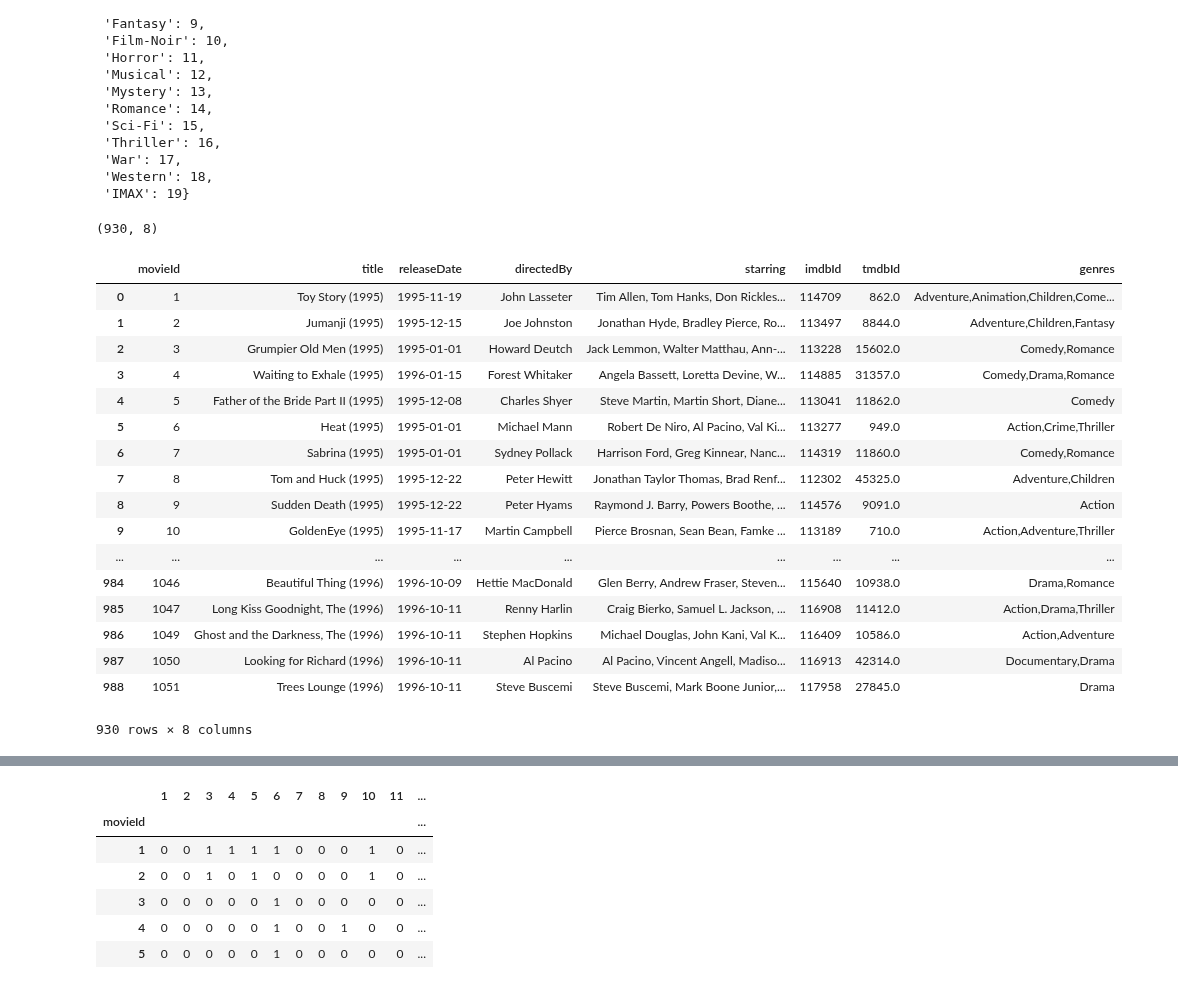
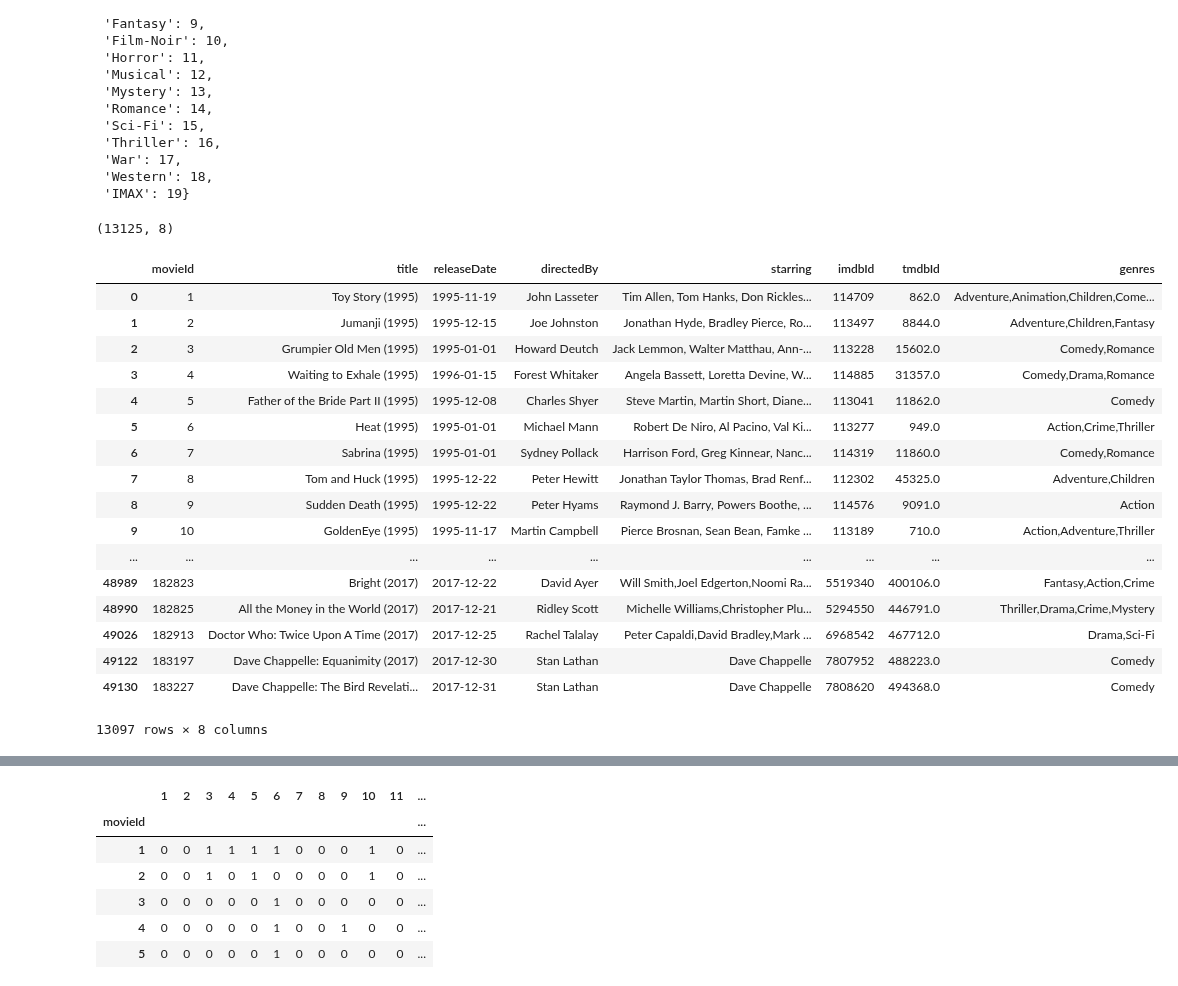
Before and after one commit to aniruddhakal/Recommending-Diverse-And-Serendipitous-Movies-using-Tag-Genome, a Jupyter notebook: ipython_notebooks/GenreTermVectorAggregation_Serendipity2018.ipynb, the cells around one changed output, grey strips where cells are left out. Saved outputs shown, nothing was run; the diff lists cells and outputs as text; code cells hidden in the pictures.

```diff
--- a/ipython_notebooks/GenreTermVectorAggregation_Serendipity2018.ipynb
+++ b/ipython_notebooks/GenreTermVectorAggregation_Serendipity2018.ipynb
@@ -7,7 +7,7 @@ data_base_dir = '../../datasets/Movielens/'
 data_dir = data_base_dir + 'serendipity-sac2018/'
 data_dir2 = data_base_dir + 'ml-20m/'
 
-outpur_dir = data_dir + 'output3/'
+outpur_dir = data_dir + 'output4/'
 
 # genome_scores = data_dir + 'genome-scores.csv'
 # ratings = data_dir + 'ratings.csv'
@@ -19,7 +19,8 @@ tags = data_dir + 'tags.csv'
 genres = data_dir + 'u.genre'
 
 # serendipity-2018sac
-genome_scores = data_dir + 'tag_genome.csv'
+# genome_scores = data_dir + 'tag_genome.csv'
+genome_scores = data_dir + 'mlLatestgenome-scores.csv'
 ratings = data_dir + 'training.csv'
 answers = data_dir + 'answers.csv'
 recommendations = data_dir + 'recommendations.csv'
@@ -147,29 +161,30 @@ genres_dict
 # %%
 # select all movie ids
 # remove movies with (no genres listed)
 print(movies_df.shape)
+movies_df.dropna(subset=['genres'], inplace=True)
 all_movie_ids = movies_df[movies_df['genres'] != '(no genres listed)']['movieId'].unique()
 movies_df
 # %% [output]
-(930, 8)
+(13125, 8)
 |  | movieId | title | releaseDate | directedBy | starring | imdbId | tmdbId | genres |
 | 0 | 1 | Toy Story (1995) | 1995-11-19 | John Lasseter | Tim Allen, Tom Hanks, Don Rickles... | 114709 | 862.0 | Adventure,Animation,Children,Come... |
 | 1 | 2 | Jumanji (1995) | 1995-12-15 | Joe Johnston | Jonathan Hyde, Bradley Pierce, Ro... | 113497 | 8844.0 | Adventure,Children,Fantasy |
 | 2 | 3 | Grumpier Old Men (1995) | 1995-01-01 | Howard Deutch | Jack Lemmon, Walter Matthau, Ann-... | 113228 | 15602.0 | Comedy,Romance |
 | 3 | 4 | Waiting to Exhale (1995) | 1996-01-15 | Forest Whitaker | Angela Bassett, Loretta Devine, W... | 114885 | 31357.0 | Comedy,Drama,Romance |
 | 4 | 5 | Father of the Bride Part II (1995) | 1995-12-08 | Charles Shyer | Steve Martin, Martin Short, Diane... | 113041 | 11862.0 | Comedy |
 | 5 | 6 | Heat (1995) | 1995-01-01 | Michael Mann | Robert De Niro, Al Pacino, Val Ki... | 113277 | 949.0 | Action,Crime,Thriller |
 | 6 | 7 | Sabrina (1995) | 1995-01-01 | Sydney Pollack | Harrison Ford, Greg Kinnear, Nanc... | 114319 | 11860.0 | Comedy,Romance |
 | 7 | 8 | Tom and Huck (1995) | 1995-12-22 | Peter Hewitt | Jonathan Taylor Thomas, Brad Renf... | 112302 | 45325.0 | Adventure,Children |
 | 8 | 9 | Sudden Death (1995) | 1995-12-22 | Peter Hyams | Raymond J. Barry, Powers Boothe, ... | 114576 | 9091.0 | Action |
 | 9 | 10 | GoldenEye (1995) | 1995-11-17 | Martin Campbell | Pierce Brosnan, Sean Bean, Famke ... | 113189 | 710.0 | Action,Adventure,Thriller |
 | ... | ... | ... | ... | ... | ... | ... | ... | ... |
-| 984 | 1046 | Beautiful Thing (1996) | 1996-10-09 | Hettie MacDonald | Glen Berry, Andrew Fraser, Steven... | 115640 | 10938.0 | Drama,Romance |
-| 985 | 1047 | Long Kiss Goodnight, The (1996) | 1996-10-11 | Renny Harlin | Craig Bierko, Samuel L. Jackson, ... | 116908 | 11412.0 | Action,Drama,Thriller |
-| 986 | 1049 | Ghost and the Darkness, The (1996) | 1996-10-11 | Stephen Hopkins | Michael Douglas, John Kani, Val K... | 116409 | 10586.0 | Action,Adventure |
-| 987 | 1050 | Looking for Richard (1996) | 1996-10-11 | Al Pacino | Al Pacino, Vincent Angell, Madiso... | 116913 | 42314.0 | Documentary,Drama |
-| 988 | 1051 | Trees Lounge (1996) | 1996-10-11 | Steve Buscemi | Steve Buscemi, Mark Boone Junior,... | 117958 | 27845.0 | Drama |
+| 48989 | 182823 | Bright (2017) | 2017-12-22 | David Ayer | Will Smith,Joel Edgerton,Noomi Ra... | 5519340 | 400106.0 | Fantasy,Action,Crime |
+| 48990 | 182825 | All the Money in the World (2017) | 2017-12-21 | Ridley Scott | Michelle Williams,Christopher Plu... | 5294550 | 446791.0 | Thriller,Drama,Crime,Mystery |
+| 49026 | 182913 | Doctor Who: Twice Upon A Time (2017) | 2017-12-25 | Rachel Talalay | Peter Capaldi,David Bradley,Mark ... | 6968542 | 467712.0 | Drama,Sci-Fi |
+| 49122 | 183197 | Dave Chappelle: Equanimity (2017) | 2017-12-30 | Stan Lathan | Dave Chappelle | 7807952 | 488223.0 | Comedy |
+| 49130 | 183227 | Dave Chappelle: The Bird Revelati... | 2017-12-31 | Stan Lathan | Dave Chappelle | 7808620 | 494368.0 | Comedy |
-930 rows × 8 columns
+13097 rows × 8 columns
 # %%
 all_movie_ids
 # %% [output]
```
Also changed, not shown: parts of 11 cells of this notebook, 6 other files.
